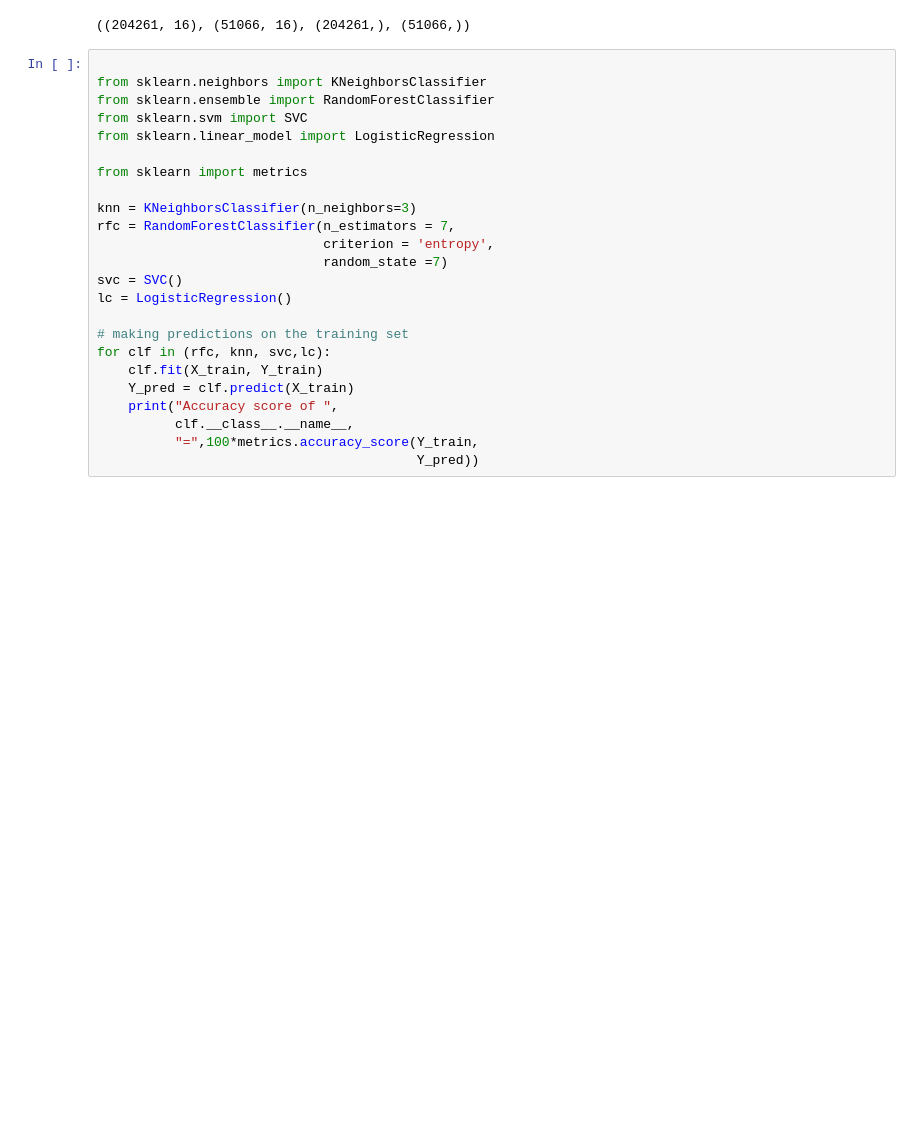
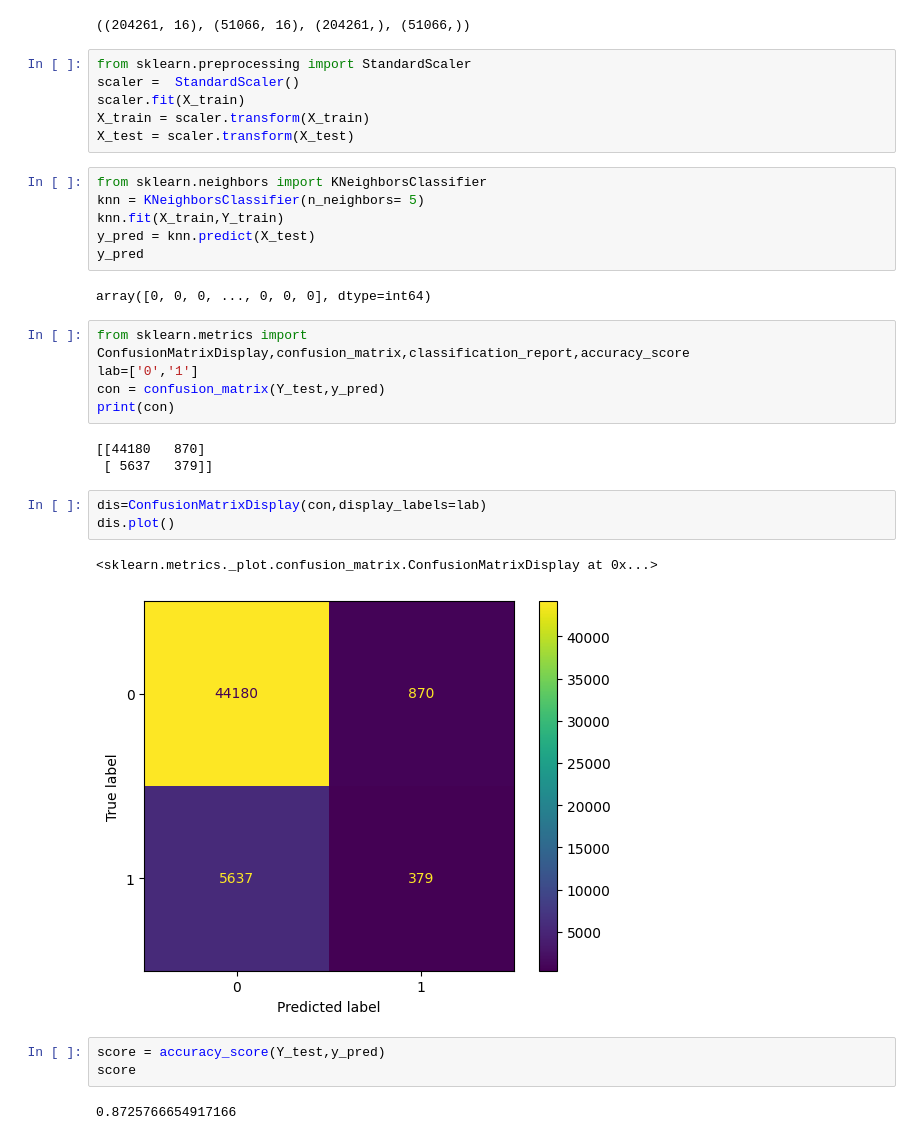
Before and after one commit to imjhanC/Data-Mining-202401, a Jupyter notebook: KNNalgo.ipynb, the cells around one changed output. Saved outputs shown, nothing was run; the diff lists cells and outputs as text; blank space fills up the shorter version.

```diff
--- a/KNNalgo.ipynb
+++ b/KNNalgo.ipynb
@@ -95,27 +103,36 @@ X_train, X_test, Y_train, Y_test = train_test_split(X, Y,
 X_train.shape, X_test.shape, Y_train.shape, Y_test.shape
 # %% [output]
 ((204261, 16), (51066, 16), (204261,), (51066,))
-# %%
-
-from sklearn.neighbors import KNeighborsClassifier
-from sklearn.ensemble import RandomForestClassifier
-from sklearn.svm import SVC
-from sklearn.linear_model import LogisticRegression
-
-from sklearn import metrics
-
-knn = KNeighborsClassifier(n_neighbors=3)
-rfc = RandomForestClassifier(n_estimators = 7,
-                             criterion = 'entropy',
-                             random_state =7)
-svc = SVC()
-lc = LogisticRegression()
-
-# making predictions on the training set
-for clf in (rfc, knn, svc,lc):
-    clf.fit(X_train, Y_train)
-    Y_pred = clf.predict(X_train)
-    print("Accuracy score of ",
-          clf.__class__.__name__,
-          "=",100*metrics.accuracy_score(Y_train,
-                                         Y_pred))
+# %%
+from sklearn.preprocessing import StandardScaler
+scaler =  StandardScaler()
+scaler.fit(X_train)
+X_train = scaler.transform(X_train)
+X_test = scaler.transform(X_test)
+# %%
+from sklearn.neighbors import KNeighborsClassifier
+knn = KNeighborsClassifier(n_neighbors= 5)
+knn.fit(X_train,Y_train)
+y_pred = knn.predict(X_test)
+y_pred
+# %% [output]
+array([0, 0, 0, ..., 0, 0, 0], dtype=int64)
+# %%
+from sklearn.metrics import ConfusionMatrixDisplay,confusion_matrix,classification_report,accuracy_score
+lab=['0','1']
+con = confusion_matrix(Y_test,y_pred)
+print(con)
+# %% [output]
+[[44180   870]
+ [ 5637   379]]
+# %%
+dis=ConfusionMatrixDisplay(con,display_labels=lab)
+dis.plot()
+# %% [output]
+<sklearn.metrics._plot.confusion_matrix.ConfusionMatrixDisplay at 0x...>
+[figure, added]
+# %%
+score = accuracy_score(Y_test,y_pred)
+score
+# %% [output]
+0.8725766654917166
```
Also changed, not shown: parts of 2 cells of this notebook, 10 other files.
